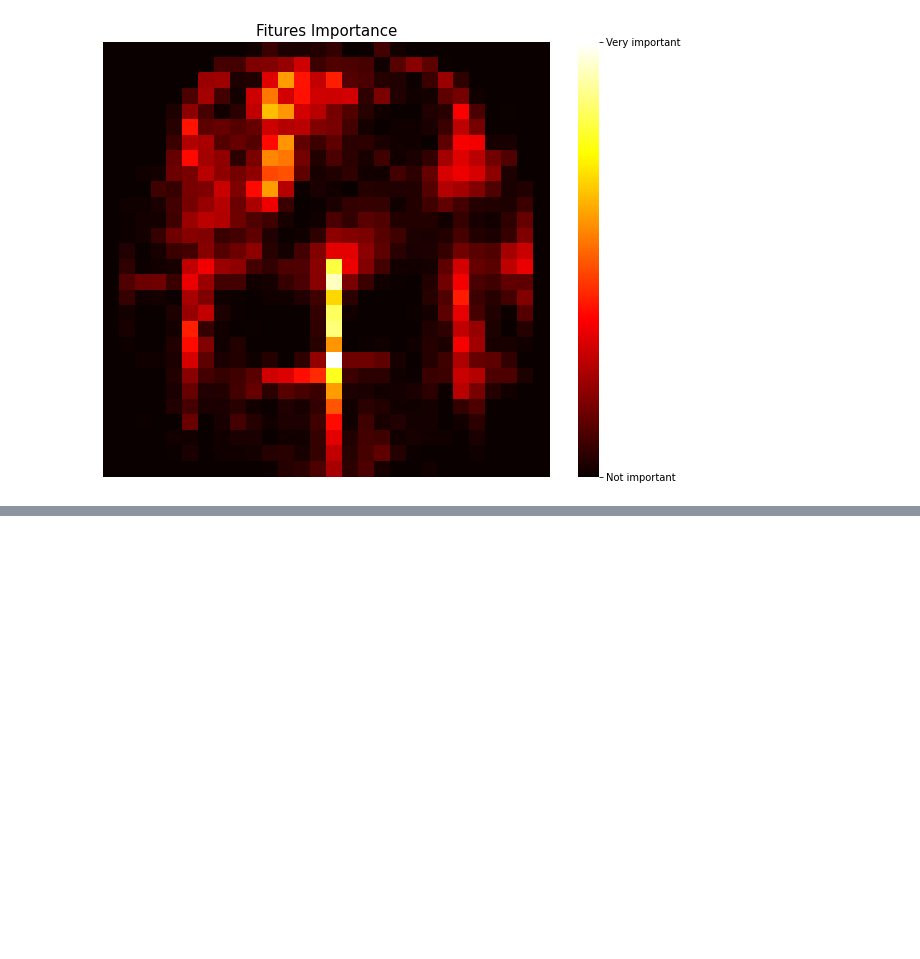
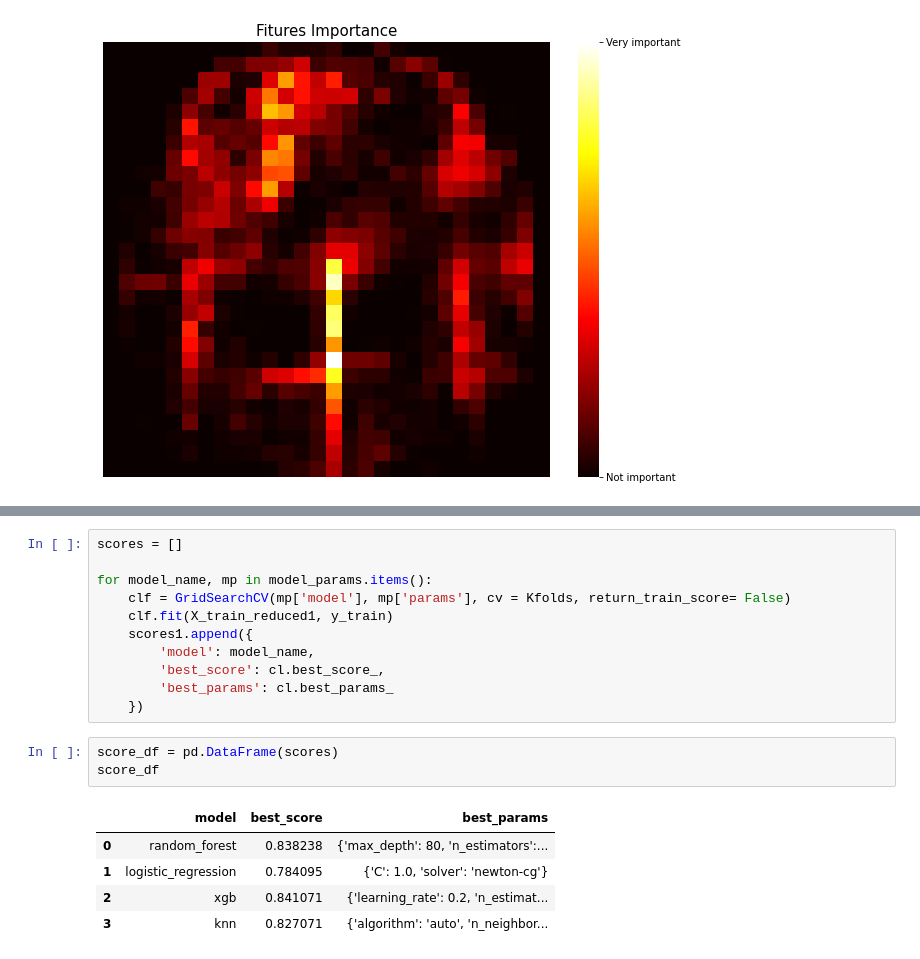
Before and after one commit to renanarimon/ML, a Jupyter notebook: fashion mnist.ipynb, the cells around one changed output, grey strips where cells are left out. Drawn from its saved outputs; the diff is of its cells as text; blank space fills up the shorter version.

```diff
--- a/fashion mnist.ipynb
+++ b/fashion mnist.ipynb
@@ -238,0 +302,20 @@ def pipeLine(model):
+# %%
+scores = []
+
+for model_name, mp in model_params.items():
+    clf = GridSearchCV(mp['model'], mp['params'], cv = Kfolds, return_train_score= False)
+    clf.fit(X_train_reduced1, y_train)
+    scores1.append({
+        'model': model_name,
+        'best_score': cl.best_score_,
+        'best_params': cl.best_params_
+    })
+# %%
+score_df = pd.DataFrame(scores)
+score_df
+# %% [output]
+|  | model | best_score | best_params |
+| 0 | random_forest | 0.838238 | {'max_depth': 80, 'n_estimators':... |
+| 1 | logistic_regression | 0.784095 | {'C': 1.0, 'solver': 'newton-cg'} |
+| 2 | xgb | 0.841071 | {'learning_rate': 0.2, 'n_estimat... |
+| 3 | knn | 0.827071 | {'algorithm': 'auto', 'n_neighbor... |
```
Also changed, not shown: parts of 29 cells of this notebook.
